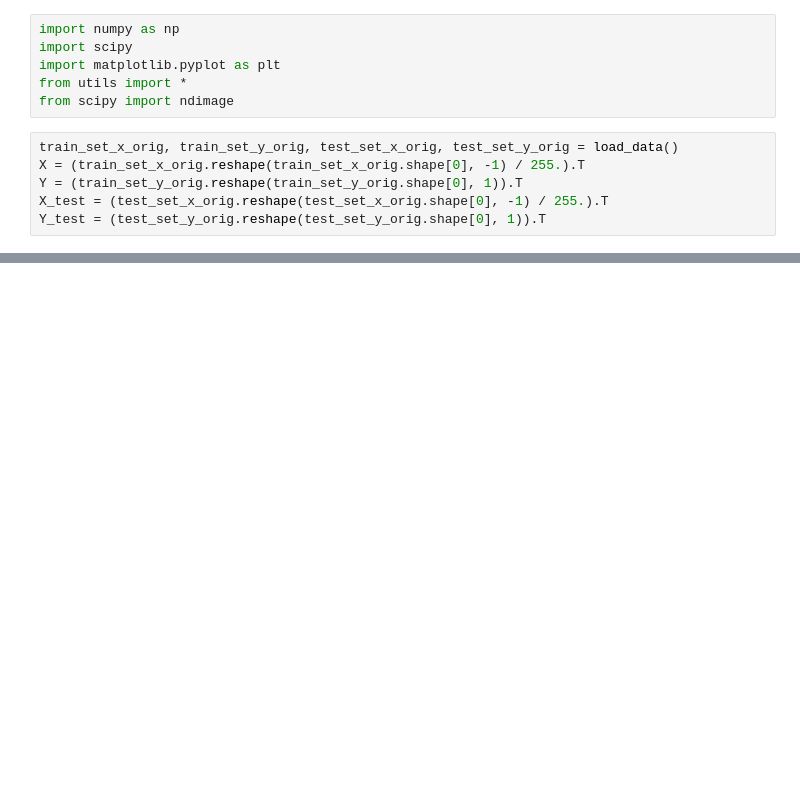
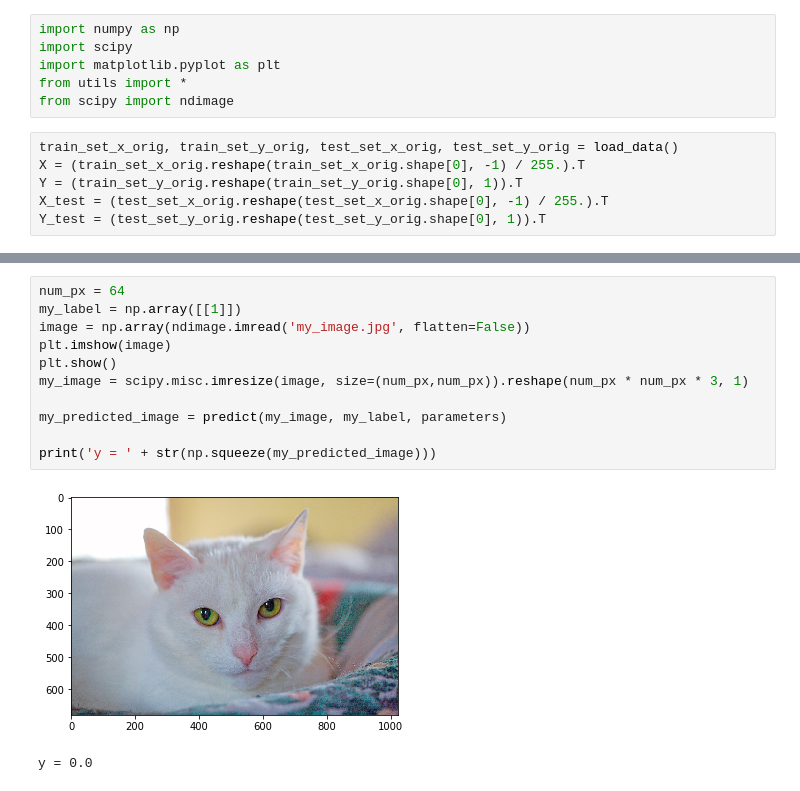
Before and after one commit to darkamenosa/basic-neural-network, a Jupyter notebook: simple-net-work.ipynb, the cells around one changed output, grey strips where cells are left out. Cells and saved outputs as stored; diff of their text form; blank space fills up the shorter version.

```diff
--- a/simple-net-work.ipynb
+++ b/simple-net-work.ipynb
@@ -40,0 +93,14 @@ print('y = ' + str(np.squeeze(my_predicted_image)))
+# %%
+num_px = 64
+my_label = np.array([[1]])
+image = np.array(ndimage.imread('my_image.jpg', flatten=False))
+plt.imshow(image)
+plt.show()
+my_image = scipy.misc.imresize(image, size=(num_px,num_px)).reshape(num_px * num_px * 3, 1)
+
+my_predicted_image = predict(my_image, my_label, parameters)
+
+print('y = ' + str(np.squeeze(my_predicted_image)))
+# %% [output]
+[figure, added]
+y = 0.0
```
Also changed, not shown: parts of 11 cells of this notebook, 1 other file.
